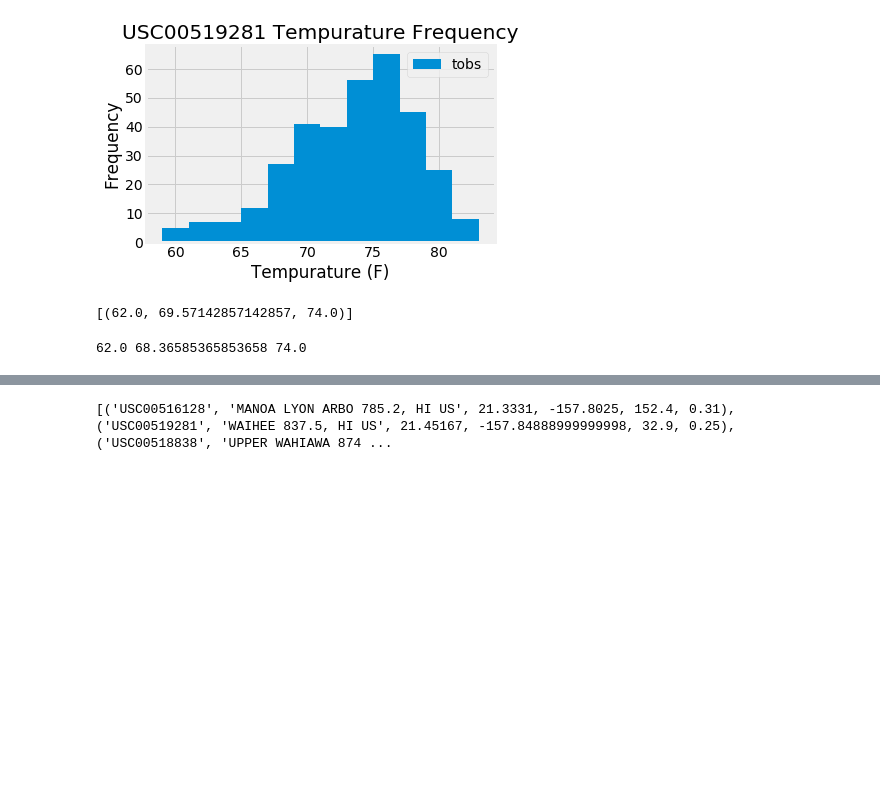
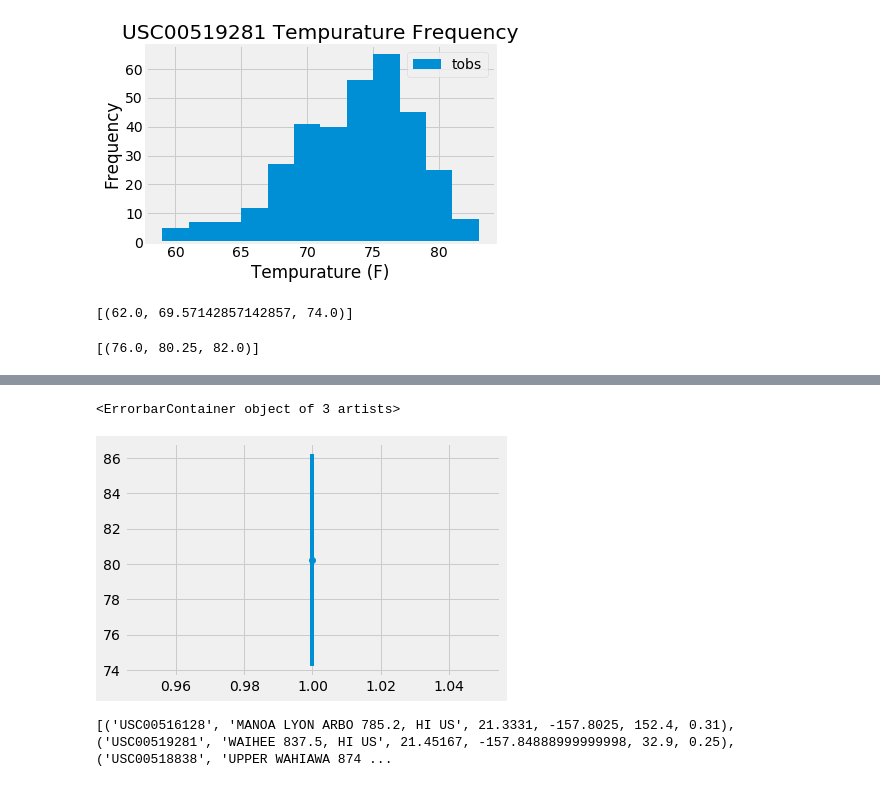
Before and after one commit to jwhlaforest/SQLAlchemy_Challenge, a Jupyter notebook: climate_starter.ipynb, the cells around one changed output, grey strips where cells are left out. Cells and saved outputs as stored; diff of their text form; code cells hidden in the pictures; blank space fills up the shorter version.

```diff
--- a/climate_starter.ipynb
+++ b/climate_starter.ipynb
@@ -158,11 +157,25 @@ print(calc_temps('2012-02-28', '2012-03-05'))
 # %%
 # Use your previous function `calc_temps` to calculate the tmin, tavg, and tmax
 # for your trip using the previous year's data for those same dates.
+trip = calc_temps('2017-08-23', '2017-08-27')
+trip
 # %% [output]
-62.0 68.36585365853658 74.0
+[(76.0, 80.25, 82.0)]
 # %%
 # Plot the results from your previous query as a bar chart.
 # Use "Trip Avg Temp" as your Title
 # Use the average temperature for the y value
 # Use the peak-to-peak (tmax-tmin) value as the y error bar (yerr)
+x_axis = 1
+trip = [76.0, 80.25, 82.0]
+error = trip[2] - trip[0]
+
+# plt.bar(x_axis, trip[1], align='center')
+# plt.tight_layout()
+# plt.ylim(0, 100)
+# plt.gcf().set_facecolor('white')
+# plt.show
+
+fig, ax = plt.subplots()
+ax.errorbar(x_axis, trip[1], trip[0], trip[2], fmt='o')
 # %% [output]
@@ -171,3 +182,5 @@ print(calc_temps('2012-02-28', '2012-03-05'))
+<ErrorbarContainer object of 3 artists>
+[figure, added]
 # %%
 # Calculate the rainfall per weather station for your trip dates using the previous year's matching dates.
 # Sort this in descending order by precipitation amount and list the station, name, latitude, longitude, and elevation
```
Also changed, not shown: parts of 2 cells of this notebook.
